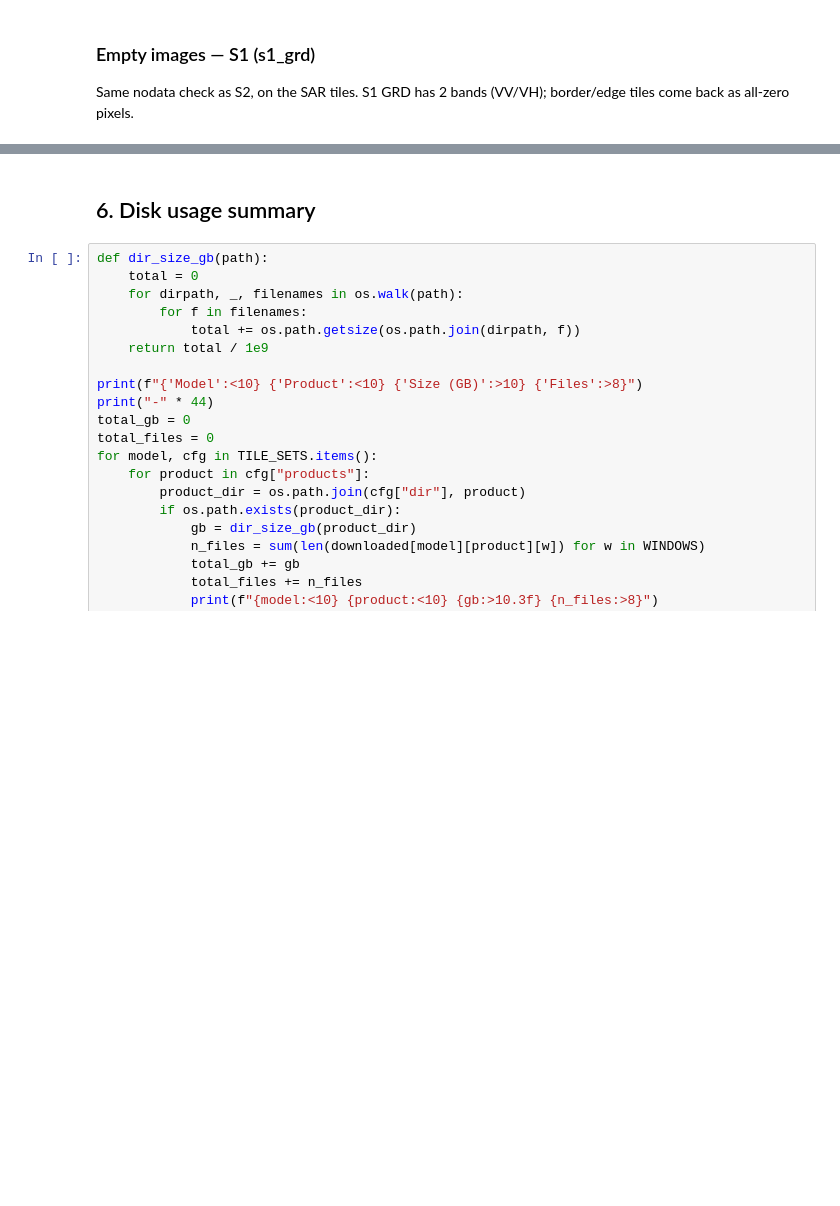
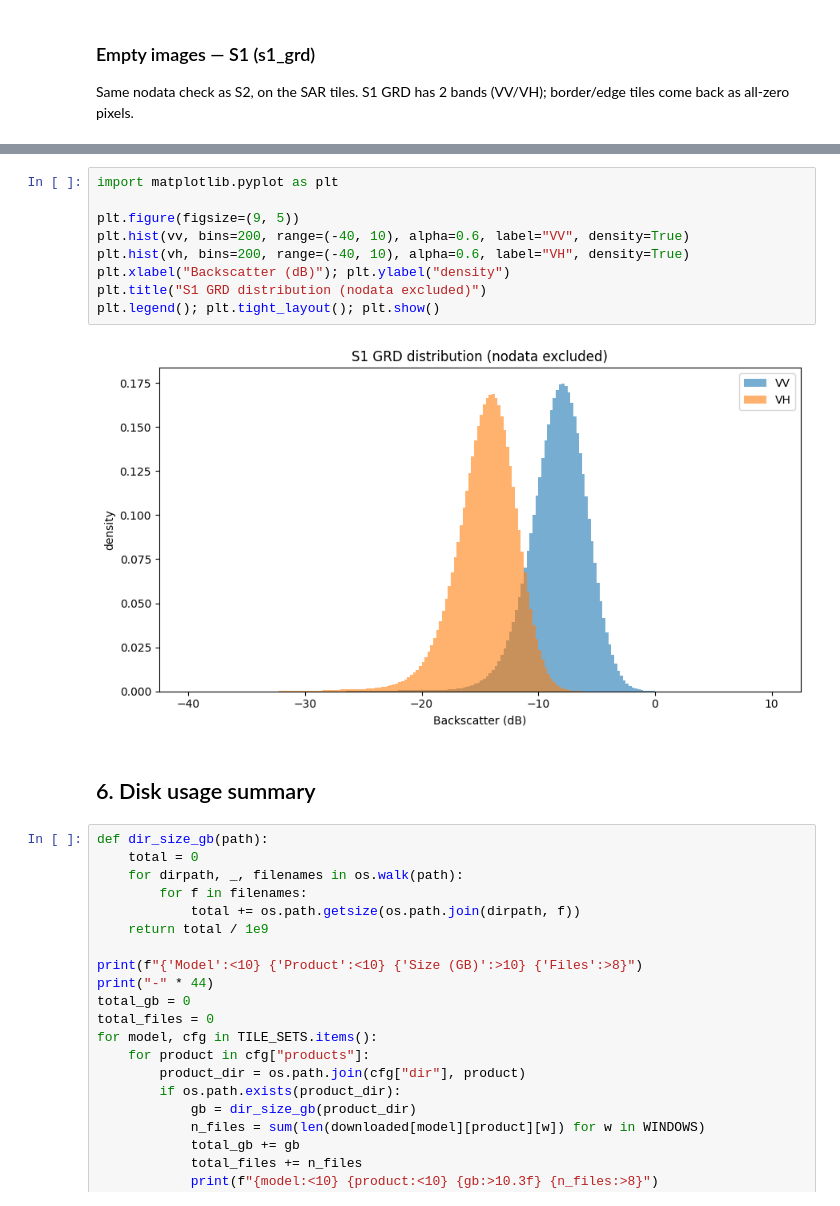
Before and after one commit to Angelicarjs/tropical_forest_disturbance, a Jupyter notebook: verify_tiles.ipynb, the cells around one changed output, grey strips where cells are left out. Saved outputs shown, nothing was run; the diff lists cells and outputs as text; blank space fills up the shorter version.

```diff
--- a/verify_tiles.ipynb
+++ b/verify_tiles.ipynb
@@ -557,3 +636,14 @@ plt.show()
+# %%
+import matplotlib.pyplot as plt
+
+plt.figure(figsize=(9, 5))
+plt.hist(vv, bins=200, range=(-40, 10), alpha=0.6, label="VV", density=True)
+plt.hist(vh, bins=200, range=(-40, 10), alpha=0.6, label="VH", density=True)
+plt.xlabel("Backscatter (dB)"); plt.ylabel("density")
+plt.title("S1 GRD distribution (nodata excluded)")
+plt.legend(); plt.tight_layout(); plt.show()
+# %% [output]
+[figure, added]
 # %% [markdown]
 ## 6. Disk usage summary
 # %%
```
Also changed, not shown: parts of 15 cells of this notebook.
